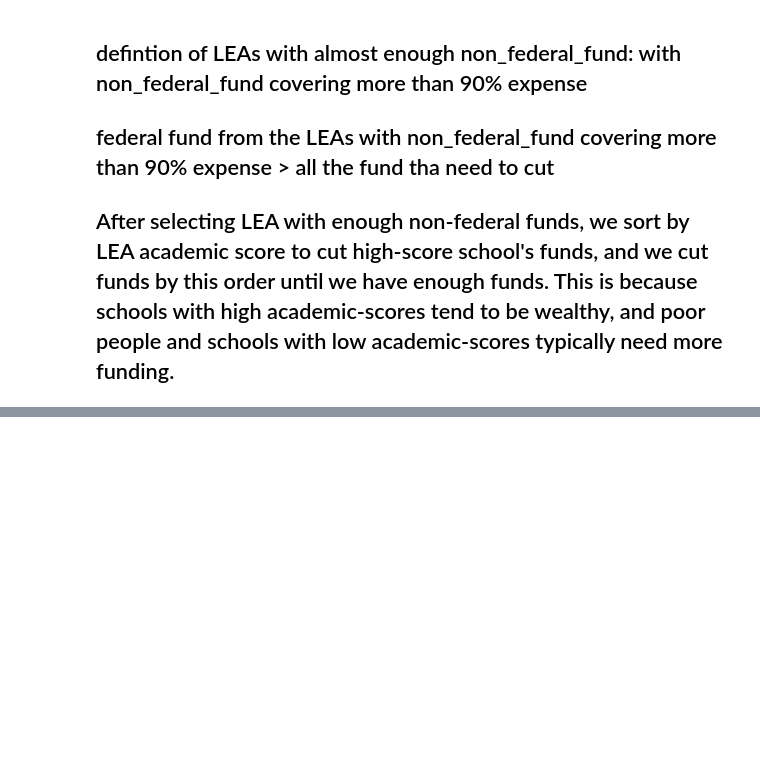
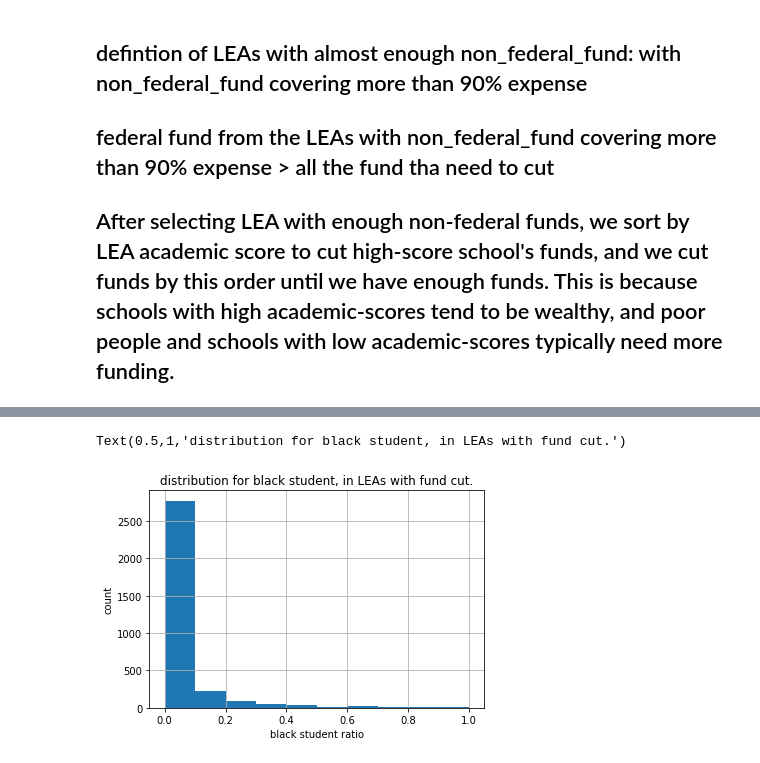
Before and after one commit to michaelyangbling/info-vis-hw4, a Jupyter notebook: solution.ipynb, the cells around one changed output, grey strips where cells are left out. Saved outputs shown, nothing was run; the diff lists cells and outputs as text; code cells hidden in the pictures; blank space fills up the shorter version.

```diff
--- a/solution.ipynb
+++ b/solution.ipynb
@@ -240,0 +341,11 @@ output
+# %%
+cut['bl_ratio']=(cut.BL)/(cut.MEMBER)
+not_cut['bl_ratio']=(not_cut.BL)/(not_cut.MEMBER)
+
+ax=cut['bl_ratio'].hist()
+ax.set_xlabel('black student ratio')
+ax.set_ylabel('count')
+ax.set_title("distribution for black student, in LEAs with fund cut.")
+# %% [output]
+Text(0.5,1,'distribution for black student, in LEAs with fund cut.')
+[figure, added]
```
Also changed, not shown: parts of 14 cells of this notebook, 3 other files.
